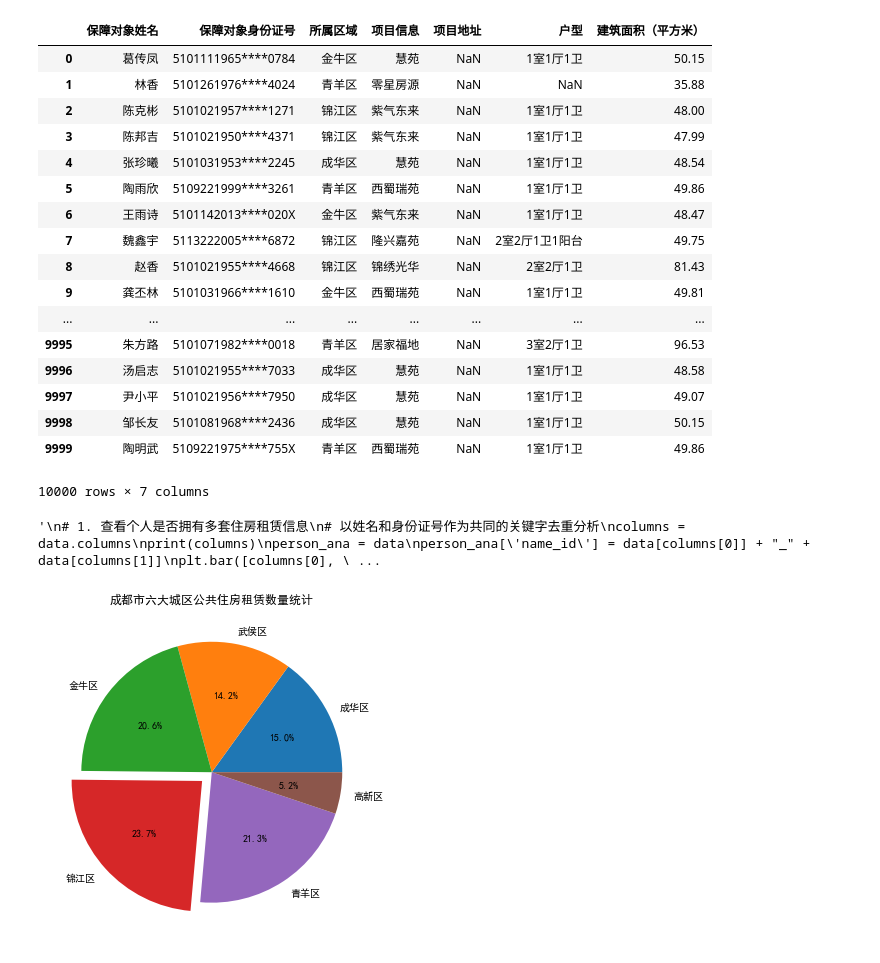
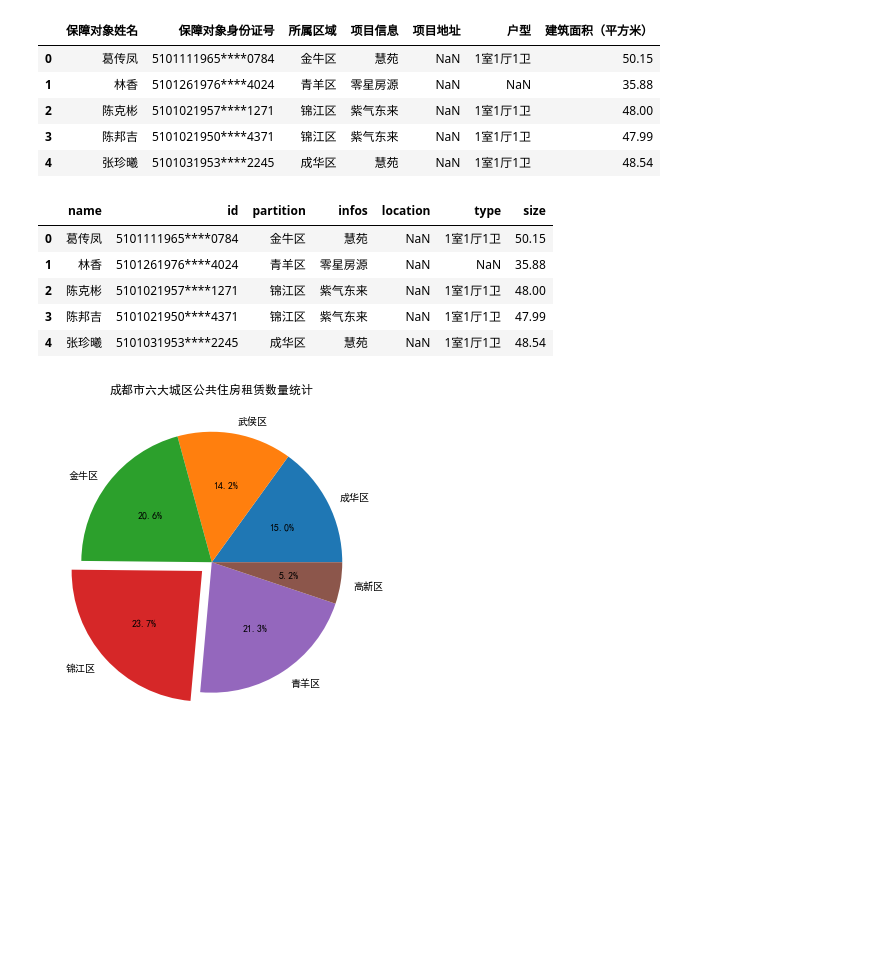
Before and after one commit to GYT0313/JupyterNotebook, a Jupyter notebook: JupyterNotebook/matplotlib/data_visualization/shiyan/sheji2/sheji2.ipynb, the cells around one changed output. Cells and saved outputs as stored; diff of their text form; code cells hidden in the pictures; blank space fills up the shorter version.

```diff
--- a/JupyterNotebook/matplotlib/data_visualization/shiyan/sheji2/sheji2.ipynb
+++ b/JupyterNotebook/matplotlib/data_visualization/shiyan/sheji2/sheji2.ipynb
@@ -9,40 +9,25 @@ plt.rcParams['axes.unicode_minus'] = False
 # %%
 # load data
 data = pd.read_excel("./k_fgj_ggzfzl_gr_1.xls")
-data
+data.head()
 # %% [output]
 |  | 保障对象姓名 | 保障对象身份证号 | 所属区域 | 项目信息 | 项目地址 | 户型 | 建筑面积（平方米） |
 | 0 | 葛传凤 | 5101111965****0784 | 金牛区 | 慧苑 | NaN | 1室1厅1卫 | 50.15 |
 | 1 | 林香 | 5101261976****4024 | 青羊区 | 零星房源 | NaN | NaN | 35.88 |
 | 2 | 陈克彬 | 5101021957****1271 | 锦江区 | 紫气东来 | NaN | 1室1厅1卫 | 48.00 |
 | 3 | 陈邦吉 | 5101021950****4371 | 锦江区 | 紫气东来 | NaN | 1室1厅1卫 | 47.99 |
 | 4 | 张珍曦 | 5101031953****2245 | 成华区 | 慧苑 | NaN | 1室1厅1卫 | 48.54 |
-| 5 | 陶雨欣 | 5109221999****3261 | 青羊区 | 西蜀瑞苑 | NaN | 1室1厅1卫 | 49.86 |
-| 6 | 王雨诗 | 5101142013****020X | 金牛区 | 紫气东来 | NaN | 1室1厅1卫 | 48.47 |
-| 7 | 魏鑫宇 | 5113222005****6872 | 锦江区 | 隆兴嘉苑 | NaN | 2室2厅1卫1阳台 | 49.75 |
-| 8 | 赵香 | 5101021955****4668 | 锦江区 | 锦绣光华 | NaN | 2室2厅1卫 | 81.43 |
-| 9 | 龚丕林 | 5101031966****1610 | 金牛区 | 西蜀瑞苑 | NaN | 1室1厅1卫 | 49.81 |
-| ... | ... | ... | ... | ... | ... | ... | ... |
-| 9995 | 朱方路 | 5101071982****0018 | 青羊区 | 居家福地 | NaN | 3室2厅1卫 | 96.53 |
-| 9996 | 汤启志 | 5101021955****7033 | 成华区 | 慧苑 | NaN | 1室1厅1卫 | 48.58 |
-| 9997 | 尹小平 | 5101021956****7950 | 成华区 | 慧苑 | NaN | 1室1厅1卫 | 49.07 |
-| 9998 | 邹长友 | 5101081968****2436 | 成华区 | 慧苑 | NaN | 1室1厅1卫 | 50.15 |
-| 9999 | 陶明武 | 5109221975****755X | 青羊区 | 西蜀瑞苑 | NaN | 1室1厅1卫 | 49.86 |
-10000 rows × 7 columns
-# %%
-"""
-# 1. 查看个人是否拥有多套住房租赁信息
-# 以姓名和身份证号作为共同的关键字去重分析
-columns = data.columns
-print(columns)
-person_ana = data
-person_ana['name_id'] = data[columns[0]] + "_" + data[columns[1]]
-plt.bar([columns[0], 'name_id'], [data[columns[0]].count(), person_ana['name_id'].count()], width=0.2)
-plt.show()
-print(data[columns[0]].count())
-print(person_ana['name_id'].count())
-"""
-# %% [output]
-'\n# 1. 查看个人是否拥有多套住房租赁信息\n# 以姓名和身份证号作为共同的关键字去重分析\ncolumns = data.columns\nprint(columns)\nperson_ana = data\nperson_ana[\'name_id\'] = data[columns[0]] + "_" + data[columns[1]]\nplt.bar([columns[0], \ ...
+# %%
+# 重设索引
+data.columns = ["name", "id", "partition", "infos", "location", "type", "size"]
+columns = data.columns
+data.head()
+# %% [output]
+|  | name | id | partition | infos | location | type | size |
+| 0 | 葛传凤 | 5101111965****0784 | 金牛区 | 慧苑 | NaN | 1室1厅1卫 | 50.15 |
+| 1 | 林香 | 5101261976****4024 | 青羊区 | 零星房源 | NaN | NaN | 35.88 |
+| 2 | 陈克彬 | 5101021957****1271 | 锦江区 | 紫气东来 | NaN | 1室1厅1卫 | 48.00 |
+| 3 | 陈邦吉 | 5101021950****4371 | 锦江区 | 紫气东来 | NaN | 1室1厅1卫 | 47.99 |
+| 4 | 张珍曦 | 5101031953****2245 | 成华区 | 慧苑 | NaN | 1室1厅1卫 | 48.54 |
 # %%
 # 1. 分析各城区租赁信息
```
Also changed, not shown: parts of 3 cells of this notebook, 1 other file.
